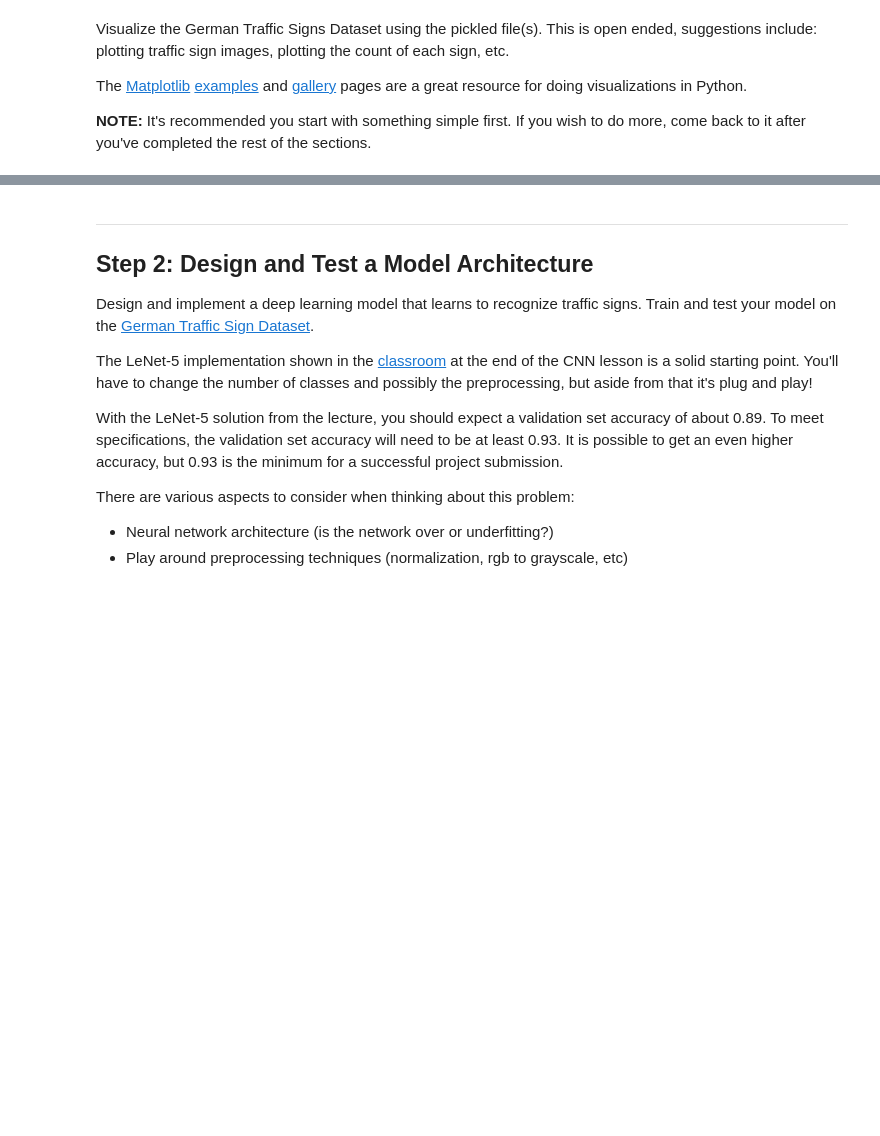
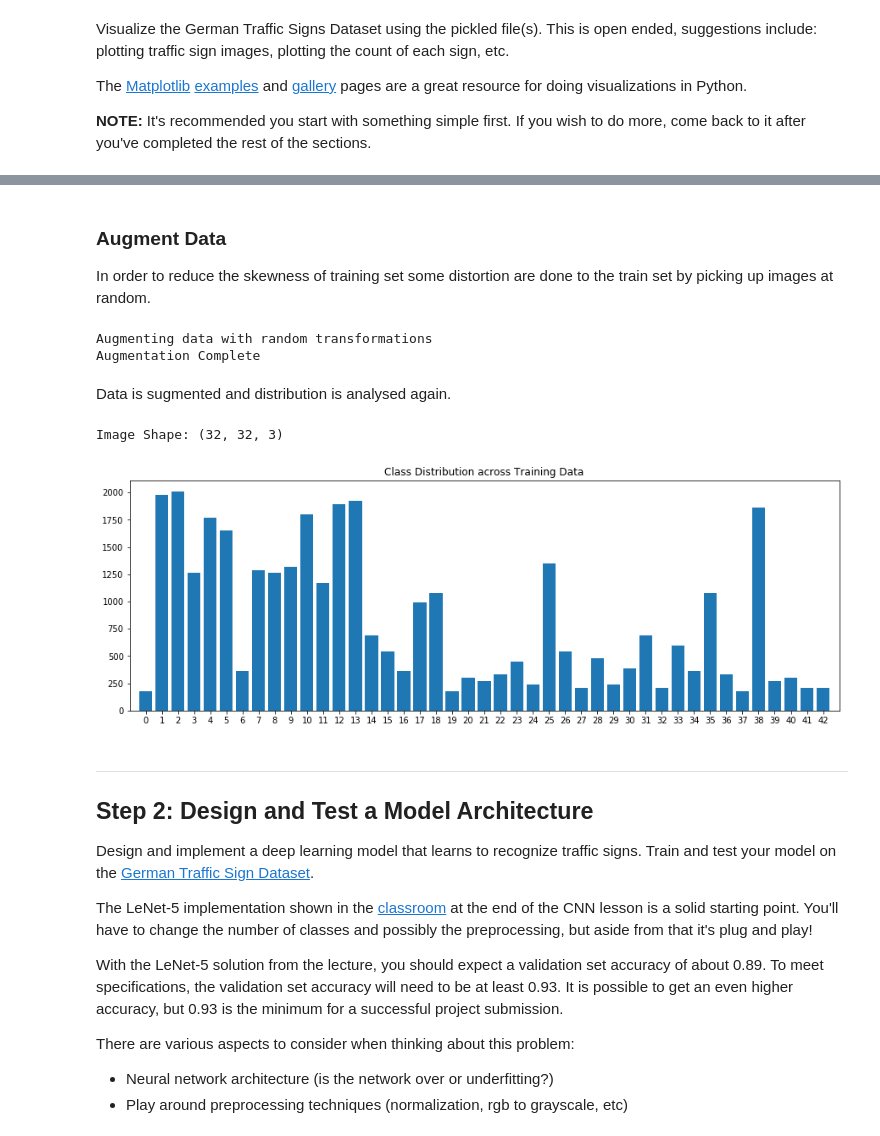
Before and after one commit to dhirendraism/CarND-Traffic-Sign-Classifier-Project, a Jupyter notebook: Traffic_Sign_Classifier.ipynb, the cells around one changed output, grey strips where cells are left out. Cells and saved outputs as stored; diff of their text form; code cells hidden in the pictures; blank space fills up the shorter version.

```diff
--- a/Traffic_Sign_Classifier.ipynb
+++ b/Traffic_Sign_Classifier.ipynb
@@ -136,3 +175,75 @@ print(y_train[index])
+# %% [markdown]
+### Augment Data
+In order to reduce the skewness of training set some distortion are done to the train set by picking up images at random.
+# %%
+import cv2
+from functools import partial
+import tensorflow as tf
+
+ANGLE = 45
+TRANSLATION_FACTOR = 0.5
+
+distortions = [
+    partial(tf.image.random_brightness, max_delta=50),
+    partial(tf.image.random_flip_up_down),
+    partial(tf.image.random_flip_left_right),
+    partial(tf.image.random_hue, max_delta=0.10),
+    partial(tf.image.random_contrast, lower=0, upper=10),
+    partial(tf.image.random_saturation, lower=0, upper=10)
+]
+
+def distort_image(image):
+    index = int(np.random.uniform()*len(distortions))
+    new_image = distortions[index](image = image)
+    x_aug_variable = tf.placeholder(tf.float32, image.shape)
+    with tf.Session() as sess:
+        sess.run(tf.global_variables_initializer())
+        x_aug = sess.run(new_image, {x_aug_variable: image})
+    return x_aug
+
+def aug_data(X,y):
+    print('Augmenting data with random transformations')
+    # Increase the number of images
+    for i in range(len(X)):
+        # Pick a random image from original dataset to transform
+        rand_idx = np.random.randint(X.shape[0])
+
+        # Create new image
+        image = distort_image(X[rand_idx])
+
+        # Add new data to augmented dataset
+        if i == 0:
+            new_X = np.expand_dims(image, axis=0)
+            new_y = np.array([y[rand_idx]])
+        else:
+            new_X = np.concatenate((new_X, np.expand_dims(image, axis=0)))
+            new_y = np.append(new_y, y[rand_idx])
+
+        if (i+1)%100 == 0:
+            print('Augmented {} images'.format(i+1))
+
+    new_X = np.concatenate((X, new_X))
+    new_y = np.concatenate((y, new_y))
+    new_data = {'features': new_X, 'labels': new_y}
+    with open(augmented_training_file, mode='wb') as f:
+        pickle.dump(new_data, f)
+    print('Augmentation Complete')
+
+aug_data(X_train, y_train)
+# %% [output]
+Augmenting data with random transformations
+Augmentation Complete
+# %% [markdown]
+Data is sugmented and distribution is analysed again.
+# %%
+X_train, y_train = load_image(augmented_training_file)
+print()
+print("Image Shape: {}".format(X_train[0].shape))
+print()
+plot_data_dist(y_train, 'Training')
+# %% [output]
+Image Shape: (32, 32, 3)
+[figure, added]
 # %% [markdown]
 ----
 
```
Also changed, not shown: parts of 19 cells of this notebook, 15 other files.
